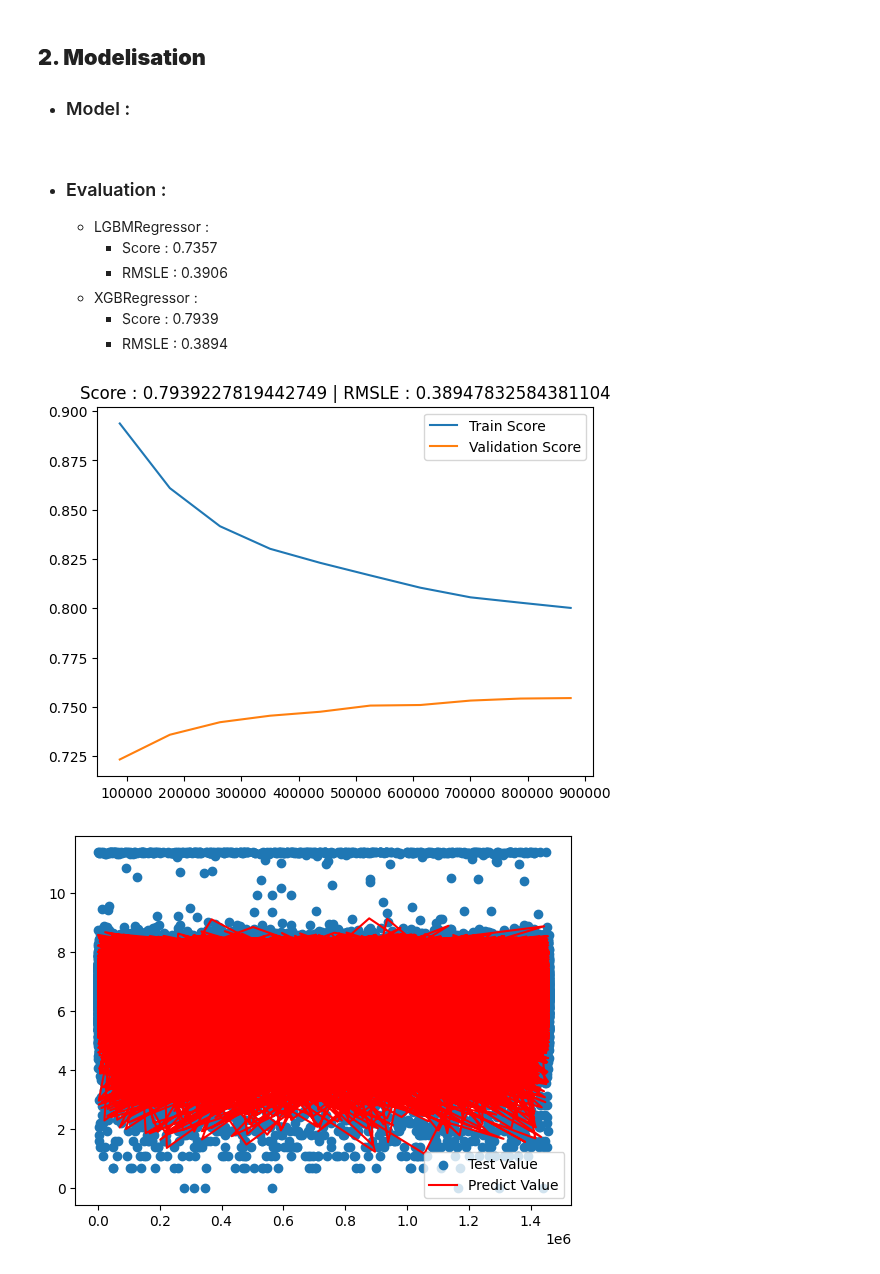
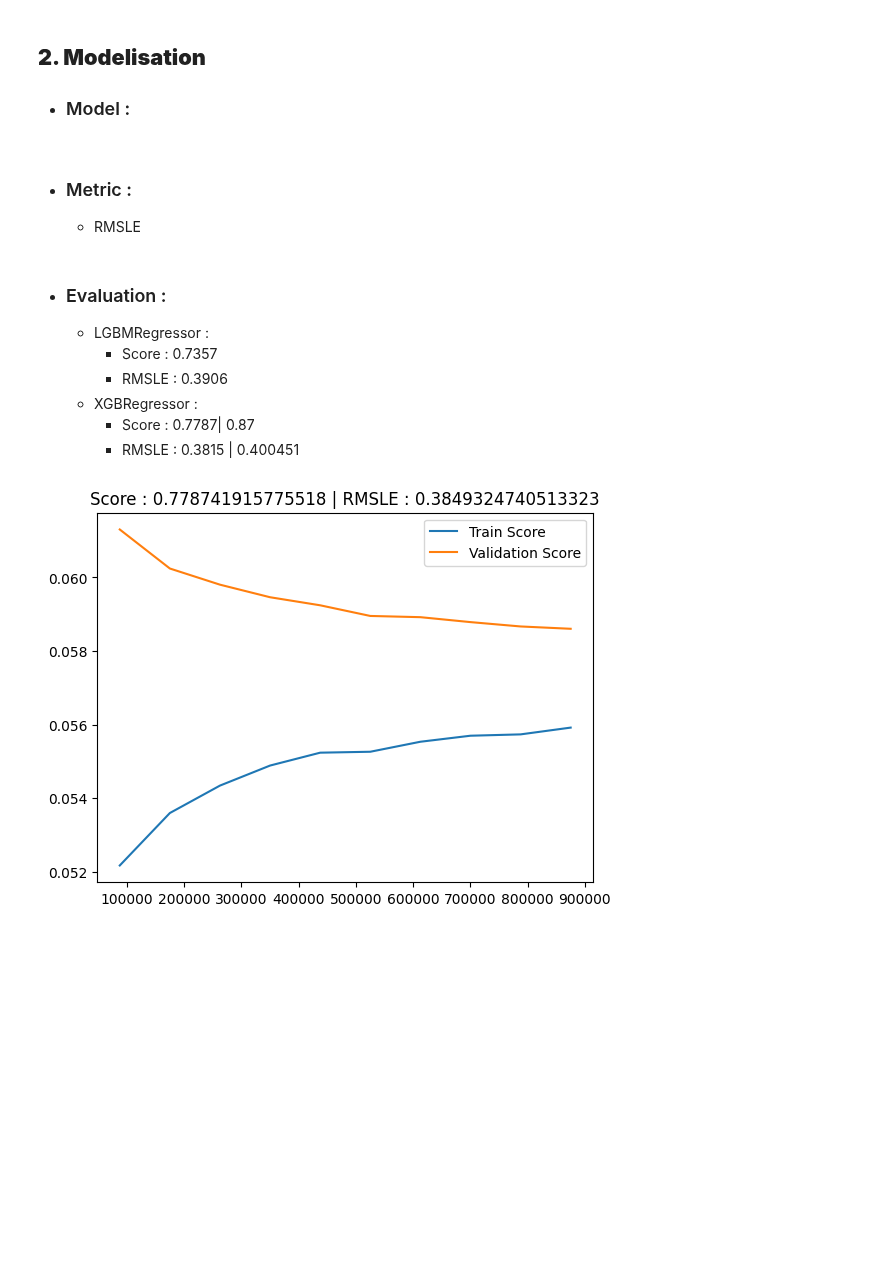
Before and after one commit to Chriishero/Programmation, a Jupyter notebook: Python/Intelligence Artificielle/Projet/New York City Taxi Trip Duration (Kaggle)/preprocessing-modelisation.ipynb, the cells around one changed output. Saved outputs shown, nothing was run; the diff lists cells and outputs as text; code cells hidden in the pictures; blank space fills up the shorter version.

Commit message:
18-02-2025 (Modélisation NYC de Kaggle)
XGBRegressor : RMSLE : 0.3815

```diff
--- a/Python/Intelligence Artificielle/Projet/New York City Taxi Trip Duration (Kaggle)/preprocessing-modelisation.ipynb
+++ b/Python/Intelligence Artificielle/Projet/New York City Taxi Trip Duration (Kaggle)/preprocessing-modelisation.ipynb
@@ -93,7 +93,8 @@ def feature_engineering(df):
 def encodage(df):
     print("Encodage")
 
-    df = df.astype({col : "float32" for col in df.select_dtypes(exclude=["object", "datetime"]).columns})
+    df = df.astype({col : "float32" for col in df.select_dtypes(include="float64").columns})
+    df = df.astype({col : "int32" for col in df.select_dtypes(include="int64").columns})
 
     for col in df.select_dtypes(["object", "datetime"]):
         df[col] = df[col].astype("category").cat.codes
@@ -197,64 +198,72 @@ model = LGBMRegressor(boosting_type='gbdt', num_leaves=100, max_depth=-1, learni
                       subsample_freq=0, colsample_bytree=1.0, reg_alpha=0.0, reg_lambda=0.0, random_state=0, n_jobs=None, importance_type='split')
 
 model = XGBRegressor(
-    max_depth=8,
-    learning_rate=0.3,
-    n_estimators=100,
+    max_depth=7, # overfiting
+    learning_rate=0.2, # overfiting
+    n_estimators=300, # overfiting
     verbosity=1,
     objective='reg:squarederror',
     booster='gbtree',
     tree_method='hist',
-    n_jobs=None,  # Dépend de ton CPU
+    n_jobs=None,
     gamma=0,
-    min_child_weight=1,
+    min_child_weight=100, # overfiting
     max_delta_step=0,
-    subsample=1,
-    colsample_bytree=1,
-    colsample_bylevel=1,
+    subsample=1, # overfiting
+    colsample_bytree=1, # overfiting
+    colsample_bylevel=1, # overfiting
     colsample_bynode=1,
-    reg_alpha=0,
-    reg_lambda=1,
-    scale_pos_weight=1,
+    reg_alpha=20, # overfitting
+    reg_lambda=0,
+    scale_pos_weight=0,
     base_score=0.5,
-    random_state=None,
+    random_state=0,
     importance_type="gain",
     gpu_id=0,
     predictor=None,
-    eval_metric=None,
+    eval_metric="rmsle",
     seed=None,
     enable_categorical=False,  # XGBoost gère mal les variables catégorielles
     early_stopping_rounds=None,
     grow_policy=None
 )
+# %% [markdown]
+- ### Metric :
+    - RMSLE
+# %%
+def rmsle(y_true, y_pred):
+    return np.sqrt(np.mean((np.log1p(y_true) - np.log1p(y_pred))**2))
+
+rmsle_scorer = make_scorer(rmsle, greater_is_better=False)
 # %% [markdown]
 - ### Evaluation :
     - LGBMRegressor :
         - Score : 0.7357
         - RMSLE : 0.3906
     - XGBRegressor :
-        - Score : 0.7939
-        - RMSLE : 0.3894
+        - Score : 0.7787| 0.87
+        - RMSLE : 0.3815 | 0.400451
 # %%
 def evaluation(model):
+    X_train_sample, _, y_train_sample, _ = train_test_split(X_train, y_train, train_size=0.1, random_state=42)
     model.fit(X_train, y_train)
     y_pred = model.predict(X_test)
 
     y_test_inv, y_pred_inv = transformation_inversion(y_test, y_pred)
 
-    N, train_score, val_score = learning_curve(model, X_train, y_train, cv=4, train_sizes=np.linspace(0.1, 1, 10))
+    N, train_score, val_score = learning_curve(model, X_train, y_train, cv=4, scoring=rmsle_scorer, train_sizes=np.linspace(0.1, 1, 10))
 
     plt.figure()
-    plt.plot(N, train_score.mean(axis=1), label="Train Score")
-    plt.plot(N, val_score.mean(axis=1), label="Validation Score")
+    plt.plot(N, -train_score.mean(axis=1), label="Train Score")
+    plt.plot(N, -val_score.mean(axis=1), label="Validation Score")
     plt.title(f"Score : {model.score(X_train, y_train)} | RMSLE : {root_mean_squared_log_error(y_test_inv, y_pred_inv)}")
     plt.legend()
-
+    """
     plt.figure()
     plt.scatter(X_test.index, y_test, label="Test Value")
     plt.plot(X_test.index, y_pred, label="Predict Value", c="r")
-    plt.legend()
+    plt.legend()"""
 
 evaluation(model)
 # %% [output]
-[figure, old version]
+[figure, new version]
-[figure, removed]
```
